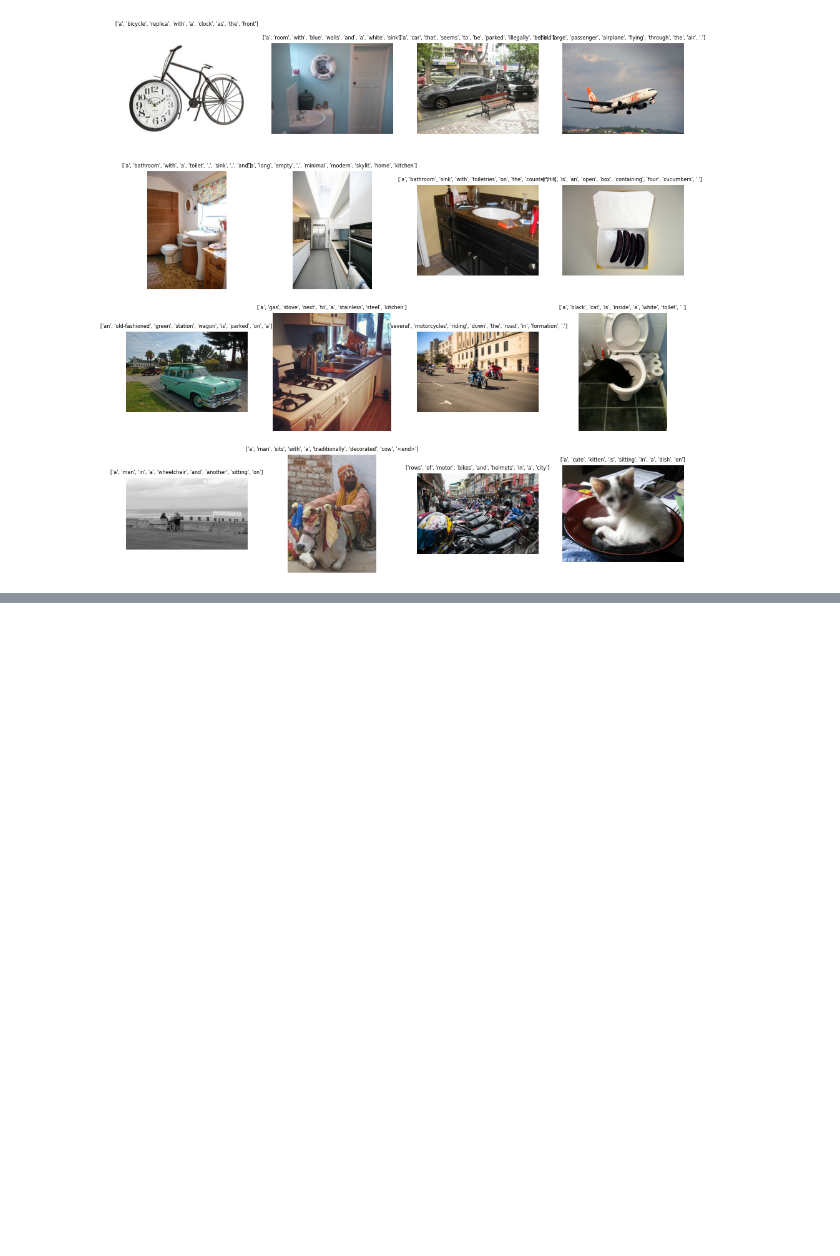
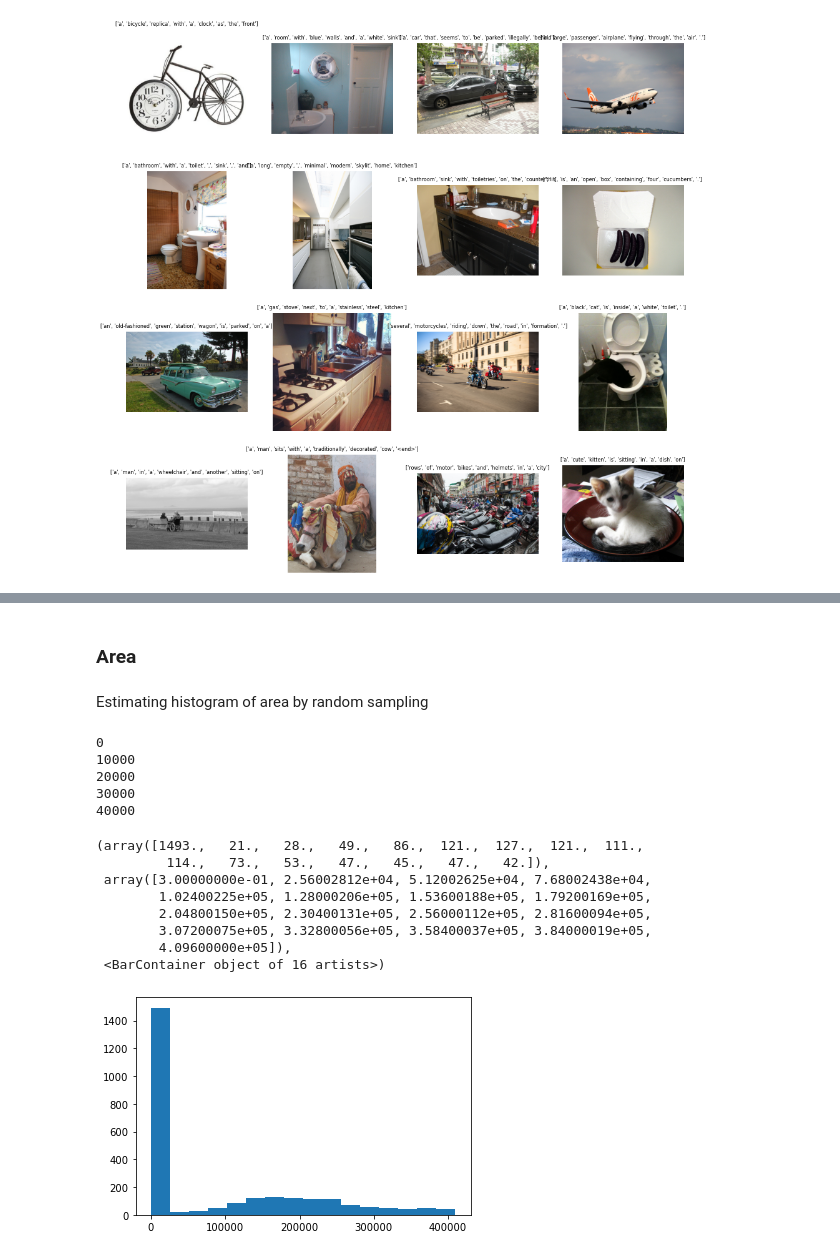
Before and after one commit to MikeAgb/ml-project, a Jupyter notebook: ml-project.ipynb, the cells around one changed output, grey strips where cells are left out. Drawn from its saved outputs; the diff is of its cells as text; code cells hidden in the pictures; blank space fills up the shorter version.

```diff
--- a/ml-project.ipynb
+++ b/ml-project.ipynb
@@ -175,0 +235,31 @@ plt.show()
+# %% [markdown]
+### Area
+# %% [markdown]
+Estimating histogram of area by random sampling
+# %%
+areas = defaultdict(float)
+
+for i in range(50000):
+    indx = random.randint(0, len(train_ds))
+    if(i%10000==0):
+        print(i)
+    i+=1
+    im, l = train_ds[indx]
+    h, w = im.shape[1], im.shape[2]
+    ratios[h*w]+=1
+plt.hist(ratios, bins='auto')
+# %% [output]
+0
+10000
+20000
+30000
+40000
+(array([1493.,   21.,   28.,   49.,   86.,  121.,  127.,  121.,  111.,
+         114.,   73.,   53.,   47.,   45.,   47.,   42.]),
+ array([3.00000000e-01, 2.56002812e+04, 5.12002625e+04, 7.68002438e+04,
+        1.02400225e+05, 1.28000206e+05, 1.53600188e+05, 1.79200169e+05,
+        2.04800150e+05, 2.30400131e+05, 2.56000112e+05, 2.81600094e+05,
+        3.07200075e+05, 3.32800056e+05, 3.58400037e+05, 3.84000019e+05,
+        4.09600000e+05]),
+ <BarContainer object of 16 artists>)
+[figure, added]
```
Also changed, not shown: parts of 9 cells of this notebook.
